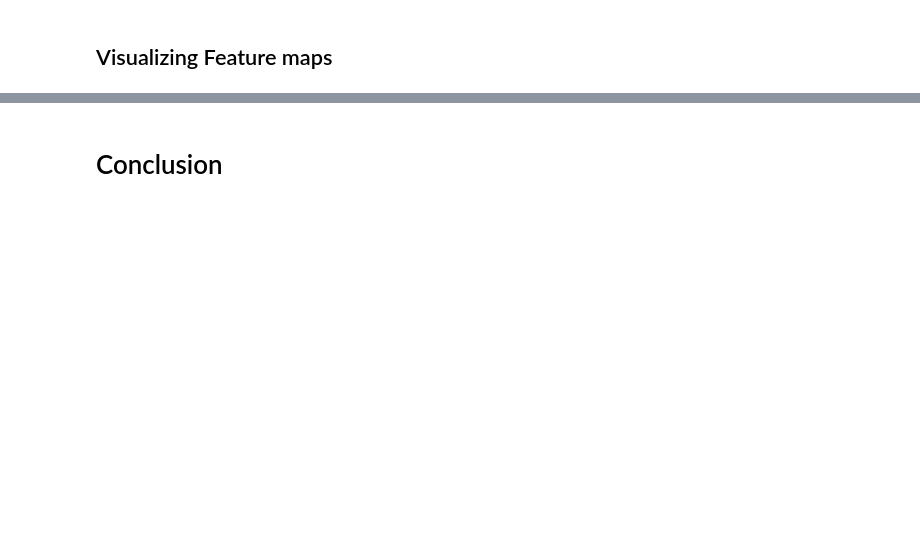
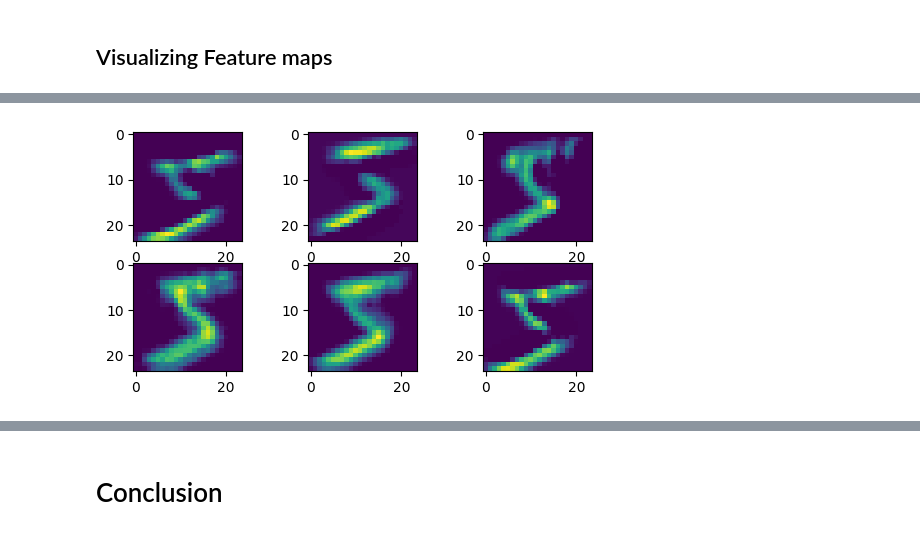
Before and after one commit to Ga-Alves/smart-sense-pratice, a Jupyter notebook: CNN/main.ipynb, the cells around one changed output, grey strips where cells are left out. Drawn from its saved outputs; the diff is of its cells as text; code cells hidden in the pictures; blank space fills up the shorter version.

Commit message:
feat: visualizando feature maps de conjunto de números

```diff
--- a/CNN/main.ipynb
+++ b/CNN/main.ipynb
@@ -121,15 +130,20 @@ array([[ 973,    1,    0,    0,    0,    0,    3,    1,    2,    0],
 # %% [markdown]
 ## Visualizing Feature maps
 # %%
-# Create a model that will return these outputs, given the model input
-feature_map_model = Model(inputs=model.inputs, outputs=model.layers[0].output)
+def visualizeFeatureMap(img, model, nth_layer):
+    # visualize the feature map off input<img> at model<model> on convolution layer<nth_layer>
 
-# Use the model to predict the features
-feature_maps = feature_map_model.predict(x_test[12].reshape(1, 28, 28, 1))
+    # Create a model that will return these outputs, given the model input
+    feature_map_model = Model(inputs=model.inputs, outputs=model.layers[nth_layer].output)
+
+    # Use the model to predict the features
+    feature_maps = feature_map_model.predict(
+        img.reshape(1, img.shape[0], img.shape[1], img.shape[2] if len(img.shape)==3 else 1), verbose = 0)
 
 
-# Plot the first few feature maps
-for i in range(6):
-    plt.subplot(2, 3, i+1)
-    plt.imshow(feature_maps[0, :, :, i], cmap='viridis')
-plt.show()
+    numOfFeatureMaps = model.layers[nth_layer].output.shape[3]
+    gridAxisDim = np.int16(np.ceil(np.sqrt(numOfFeatureMaps)))
+    for i in range(numOfFeatureMaps):
+        plt.subplot(gridAxisDim, gridAxisDim, i+1)
+        plt.imshow(feature_maps[0, :, :, i], cmap='viridis')
+    plt.show()
@@ -154,0 +150,4 @@ plt.show()
+# %%
+visualizeFeatureMap(img, model, 0)
+# %% [output]
+[figure, added]
```
Also changed, not shown: parts of 9 cells of this notebook.
